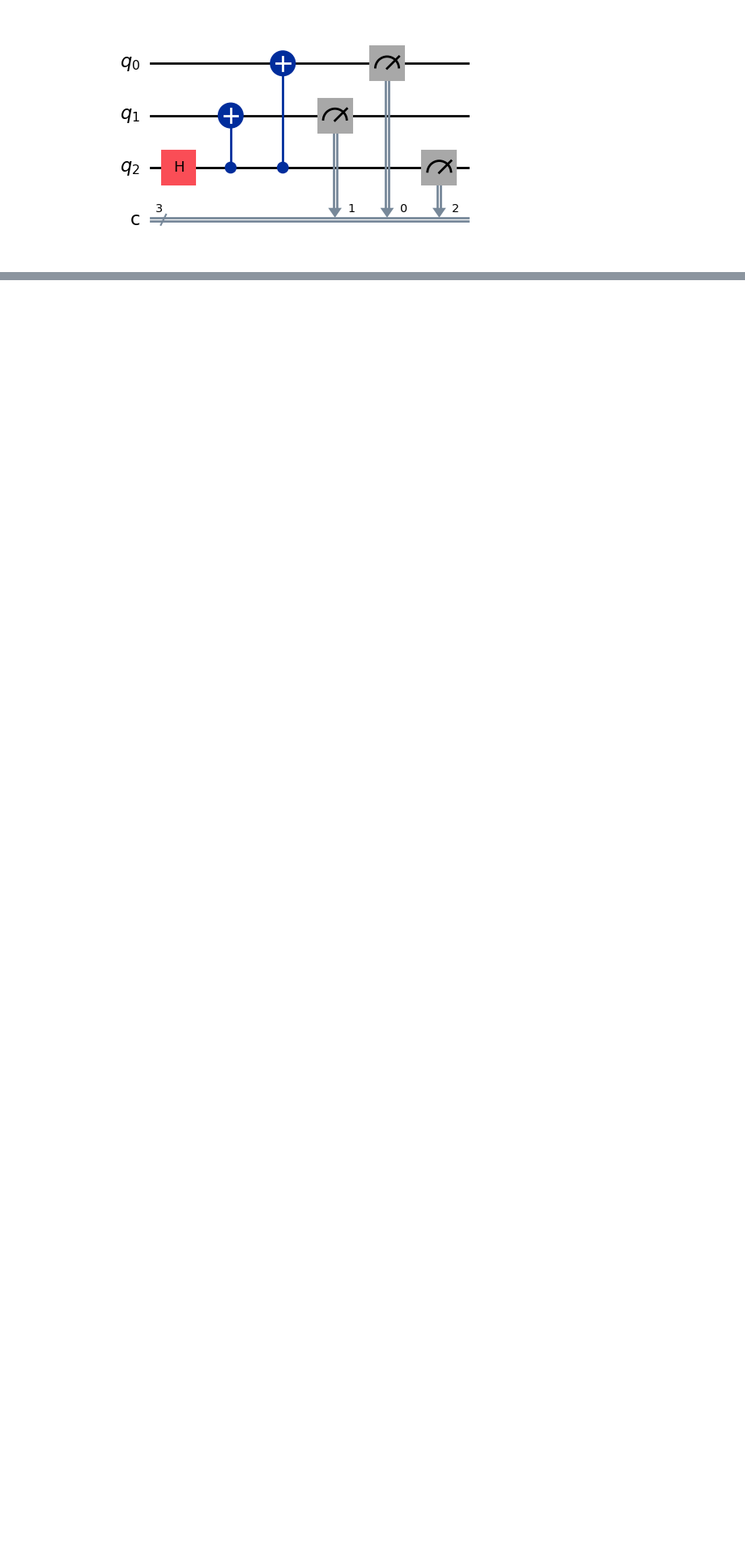
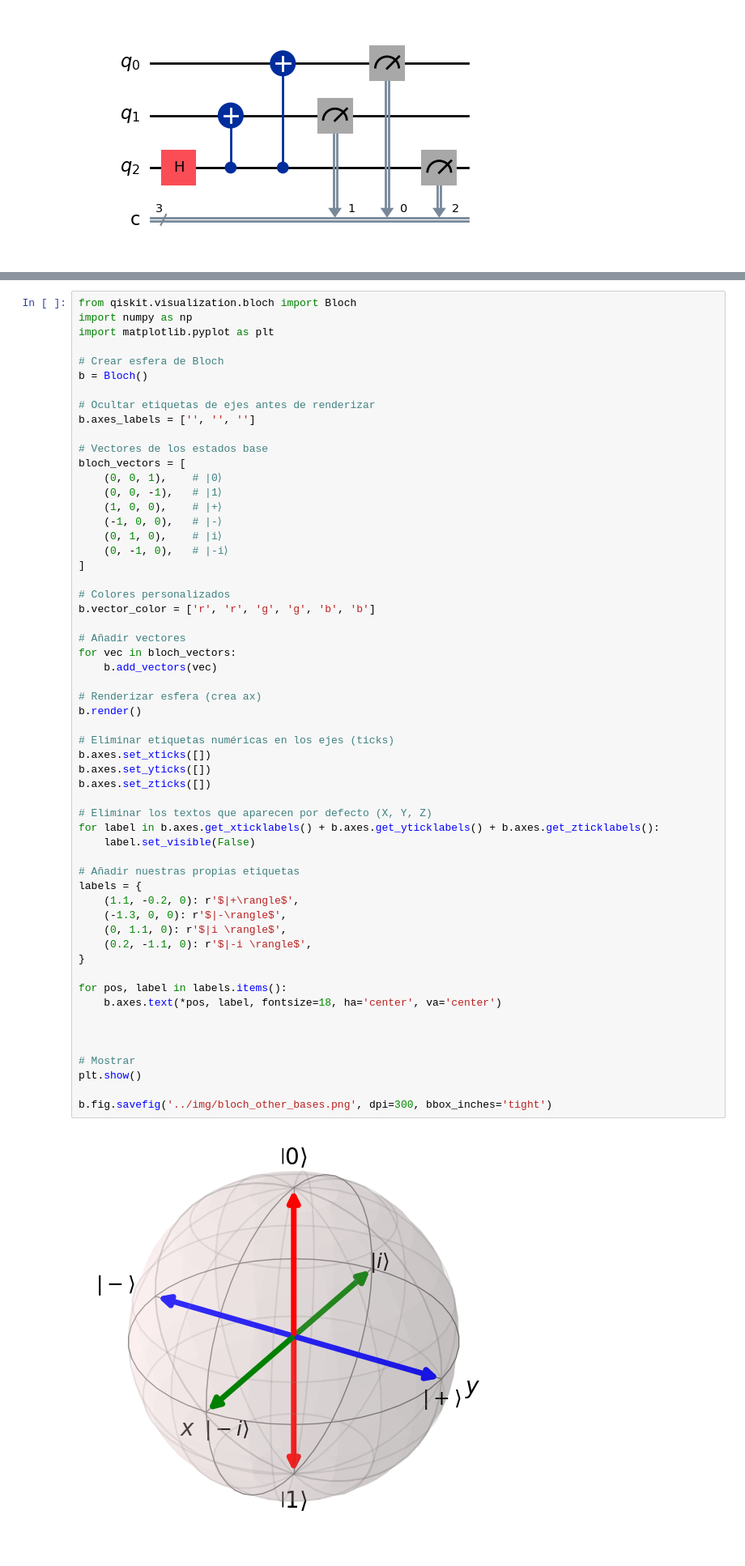
Before and after one commit to rnoguer22/TFG_Criptografia_Cuantica, a Jupyter notebook: code/quantum.ipynb, the cells around one changed output, grey strips where cells are left out. Shown at 81% size. Saved outputs shown, nothing was run; the diff lists cells and outputs as text; blank space fills up the shorter version.

Commit message:
Mañana finalizamos los cambios de base, y nos adentraremos con las puertas cuanticas de 1 qubit

```diff
--- a/code/quantum.ipynb
+++ b/code/quantum.ipynb
@@ -37,0 +60,59 @@ bloch1.show()
+# %%
+from qiskit.visualization.bloch import Bloch
+import numpy as np
+import matplotlib.pyplot as plt
+
+# Crear esfera de Bloch
+b = Bloch()
+
+# Ocultar etiquetas de ejes antes de renderizar
+b.axes_labels = ['', '', '']
+
+# Vectores de los estados base
+bloch_vectors = [
+    (0, 0, 1),    # |0⟩
+    (0, 0, -1),   # |1⟩
+    (1, 0, 0),    # |+⟩
+    (-1, 0, 0),   # |-⟩
+    (0, 1, 0),    # |i⟩
+    (0, -1, 0),   # |-i⟩
+]
+
+# Colores personalizados
+b.vector_color = ['r', 'r', 'g', 'g', 'b', 'b']
+
+# Añadir vectores
+for vec in bloch_vectors:
+    b.add_vectors(vec)
+
+# Renderizar esfera (crea ax)
+b.render()
+
+# Eliminar etiquetas numéricas en los ejes (ticks)
+b.axes.set_xticks([])
+b.axes.set_yticks([])
+b.axes.set_zticks([])
+
+# Eliminar los textos que aparecen por defecto (X, Y, Z)
+for label in b.axes.get_xticklabels() + b.axes.get_yticklabels() + b.axes.get_zticklabels():
+    label.set_visible(False)
+
+# Añadir nuestras propias etiquetas
+labels = {
+    (1.1, -0.2, 0): r'$|+\rangle$',
+    (-1.3, 0, 0): r'$|-\rangle$',
+    (0, 1.1, 0): r'$|i \rangle$',
+    (0.2, -1.1, 0): r'$|-i \rangle$',
+}
+
+for pos, label in labels.items():
+    b.axes.text(*pos, label, fontsize=18, ha='center', va='center')
+
+
+
+# Mostrar
+plt.show()
+
+b.fig.savefig('../img/bloch_other_bases.png', dpi=300, bbox_inches='tight')
+# %% [output]
+[figure, added]
```
Also changed, not shown: parts of 1 cell of this notebook, 4 other files.
